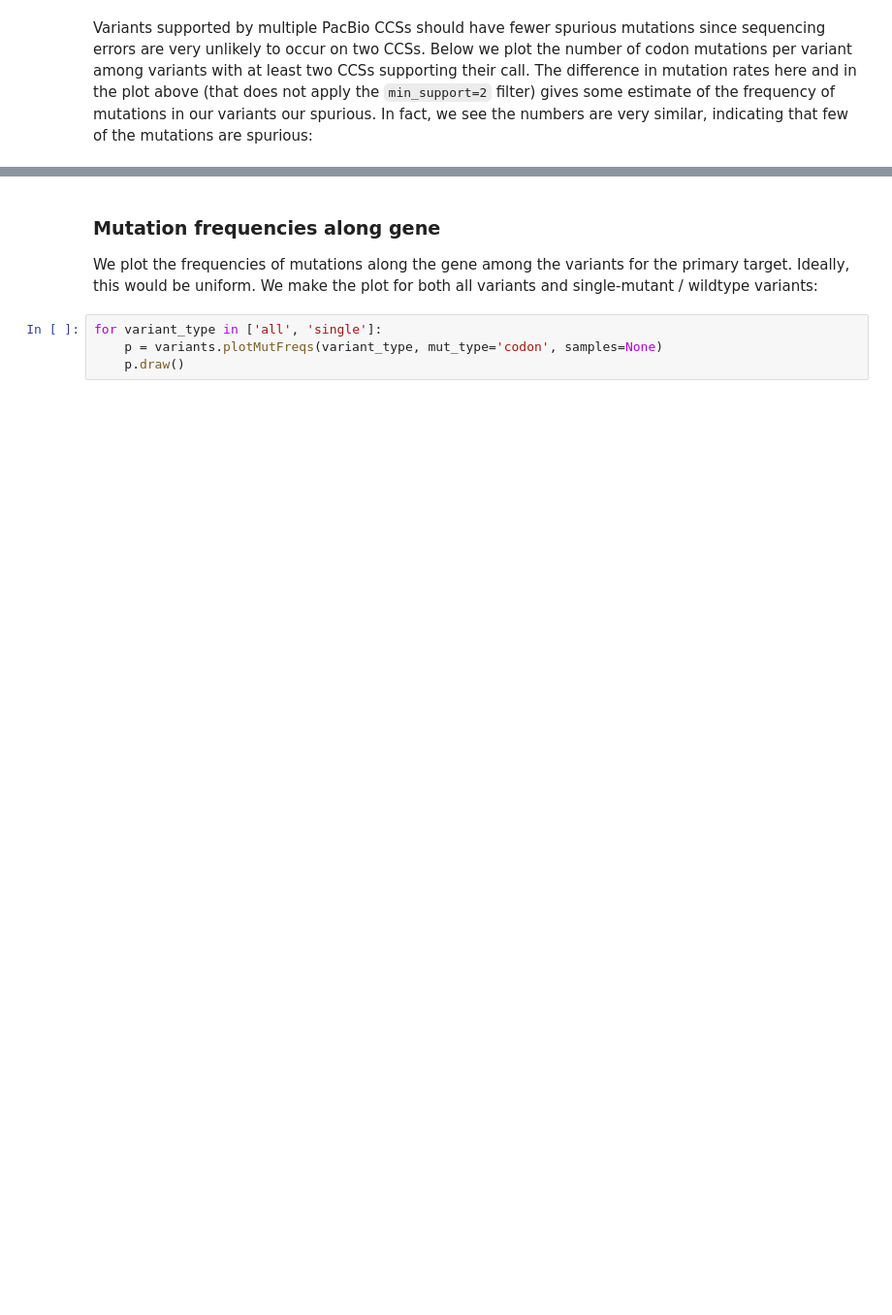
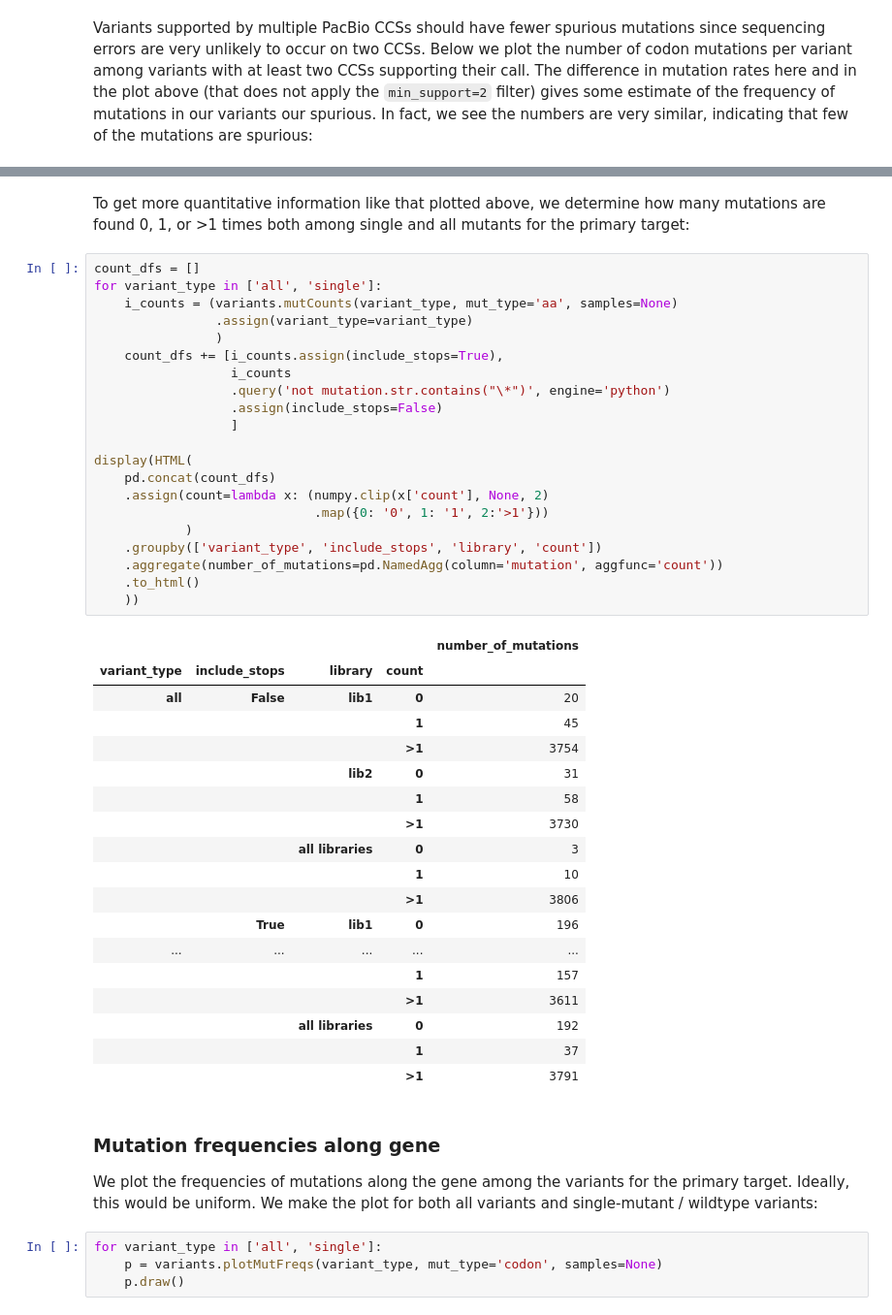
Before and after one commit to jbloomlab/SARS-CoV-2-RBD_B.1.351, a Jupyter notebook: build_variants.ipynb, the cells around one changed output, grey strips where cells are left out. Shown at 97% size. Cells and saved outputs as stored; diff of their text form; blank space fills up the shorter version.

```diff
--- a/build_variants.ipynb
+++ b/build_variants.ipynb
@@ -655,3 +638,45 @@ We probably also want to flag sequences that are not part of the intended design
+# %% [markdown]
+To get more quantitative information like that plotted above, we determine how many mutations are found 0, 1, or >1 times both among single and all mutants for the primary target:
+# %%
+count_dfs = []
+for variant_type in ['all', 'single']:
+    i_counts = (variants.mutCounts(variant_type, mut_type='aa', samples=None)
+                .assign(variant_type=variant_type)
+                )
+    count_dfs += [i_counts.assign(include_stops=True),
+                  i_counts
+                  .query('not mutation.str.contains("\*")', engine='python')
+                  .assign(include_stops=False)
+                  ]
+
+display(HTML(
+    pd.concat(count_dfs)
+    .assign(count=lambda x: (numpy.clip(x['count'], None, 2)
+                             .map({0: '0', 1: '1', 2:'>1'}))
+            )
+    .groupby(['variant_type', 'include_stops', 'library', 'count'])
+    .aggregate(number_of_mutations=pd.NamedAgg(column='mutation', aggfunc='count'))
+    .to_html()
+    ))
+# %% [output]
+|  |  |  |  | number_of_mutations |
+| variant_type | include_stops | library | count |  |
+| all | False | lib1 | 0 | 20 |
+|  |  |  | 1 | 45 |
+|  |  |  | >1 | 3754 |
+|  |  | lib2 | 0 | 31 |
+|  |  |  | 1 | 58 |
+|  |  |  | >1 | 3730 |
+|  |  | all libraries | 0 | 3 |
+|  |  |  | 1 | 10 |
+|  |  |  | >1 | 3806 |
+|  | True | lib1 | 0 | 196 |
+| ... | ... | ... | ... | ... |
+|  |  |  | 1 | 157 |
+|  |  |  | >1 | 3611 |
+|  |  | all libraries | 0 | 192 |
+|  |  |  | 1 | 37 |
+|  |  |  | >1 | 3791 |
 # %% [markdown]
 ### Mutation frequencies along gene
 We plot the frequencies of mutations along the gene among the variants for the primary target.
```
Also changed, not shown: parts of 43 cells of this notebook, 57 other files.
